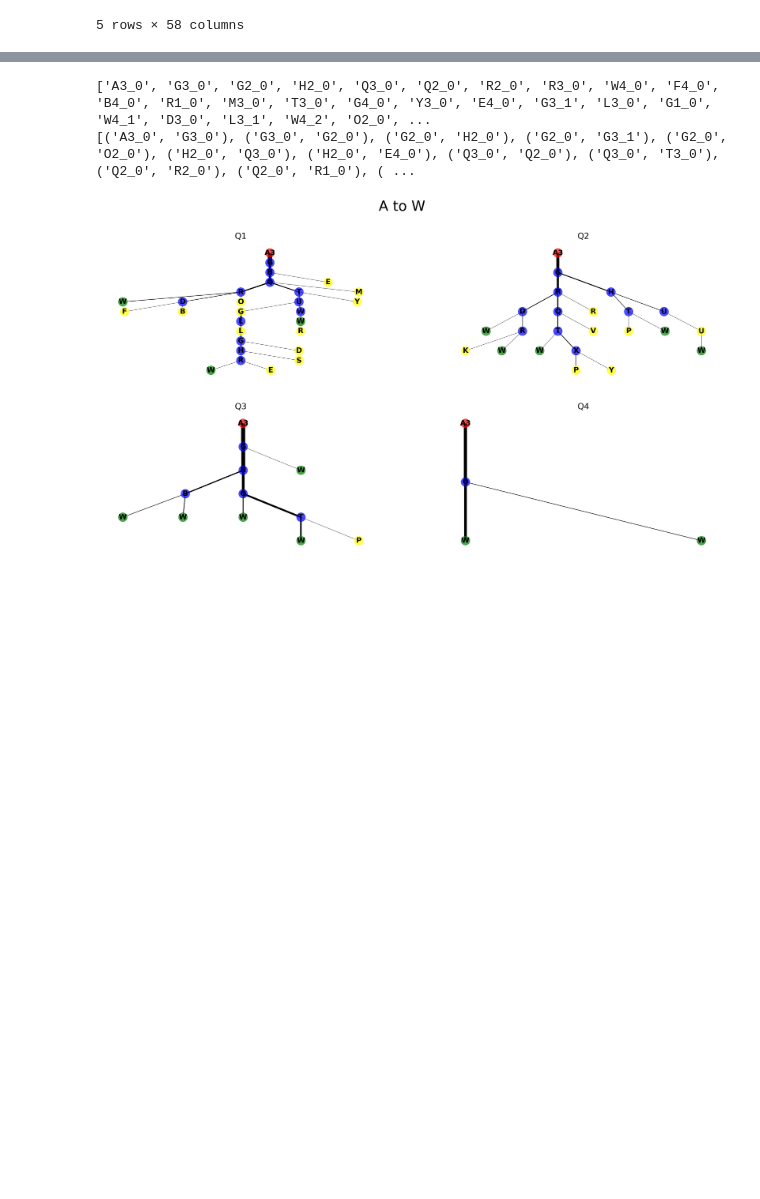
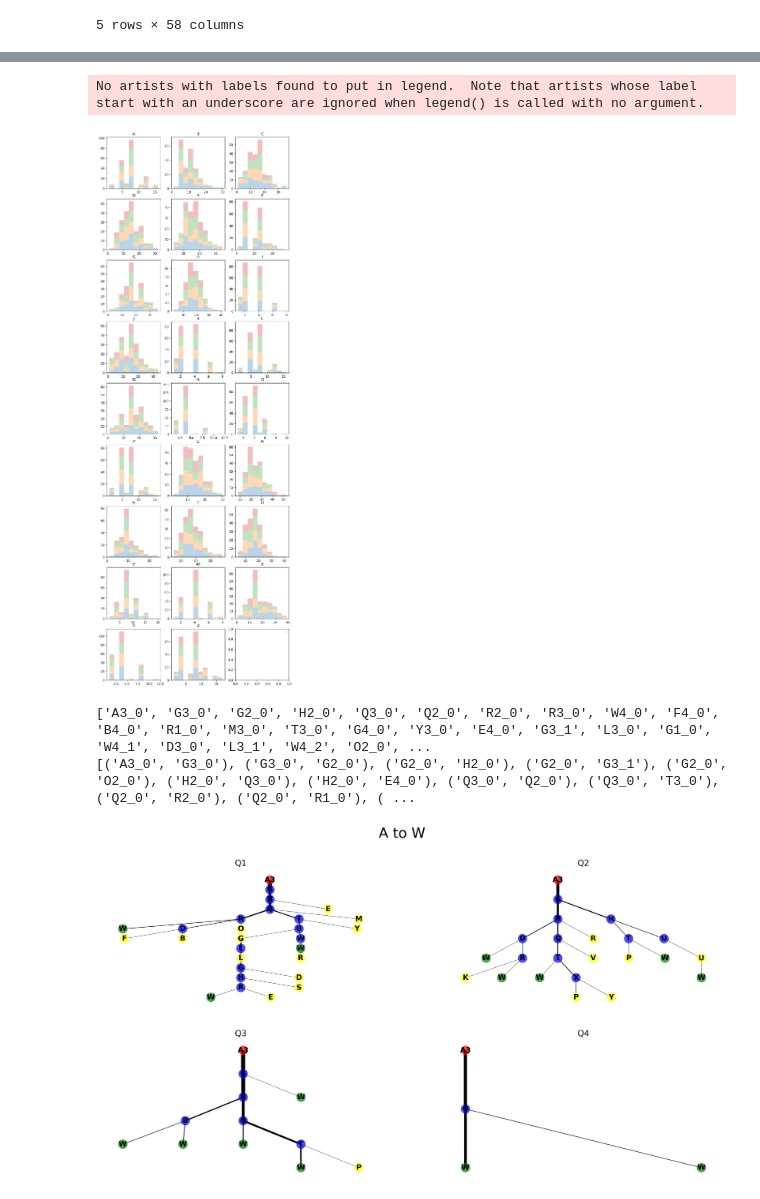
Before and after one commit to geometric-intelligence/mazedyn, a Jupyter notebook: mazedyn/reeb_clean.ipynb, the cells around one changed output, grey strips where cells are left out. Drawn from its saved outputs; the diff is of its cells as text; code cells hidden in the pictures; blank space fills up the shorter version.

```diff
--- a/mazedyn/reeb_clean.ipynb
+++ b/mazedyn/reeb_clean.ipynb
@@ -98,3 +105,35 @@ for subj in explore_df["Subject"].unique():
+# %%
+explore_df = df[~df["eprocs"].str.contains("Test")]
+
+fig, axs = plt.subplots(9, 3, figsize=(10,30))
+for j, salient_node in enumerate("ABCDEFGHIJKLMNOPQRSTUVWXYZ"):
+    nnodes_by_q = {1: [], 2: [], 3: [], 4: []}
+    for person in explore_df["Subject"].unique():
+        qs = test_df[test_df["Subject"] == person]["quartile"]
+        if len(qs) > 0:
+            q = qs.iloc[0]
+
+            for i, person_info in explore_df[explore_df["Subject"]==person].iterrows():
+
+                path = person_info["e_paths"]
+                # print(path)
+                G = do_reeb_for_explore_node(path, salient_node)
+                # print(G.nodes())
+                n_nodes = len(G.nodes())
+                nnodes_by_q[q].append(n_nodes)
+
+    # for q in nnodes_by_q:
+    #     axs[j//3][j%3].hist(nnodes_by_q[q], alpha=0.3, label=q, bins=[i for i in range(0,50,4)])
+    #     # plt.xlim(0, 20)
+    axs[j//3][j%3].set_title(salient_node)
+
+    axs[j//3][j%3].hist([nnodes_by_q[q] for q in nnodes_by_q], alpha=0.3, label=q, stacked=True)#, bins=[i for i in range(0,50,4)])
+
+plt.legend(loc="upper right")
+plt.show()
+# %% [output]
+No artists with labels found to put in legend.  Note that artists whose label start with an underscore are ignored when legend() is called with no argument.
+[figure, added]
 # %%
 
 
```
Also changed, not shown: parts of 1 cell of this notebook.
